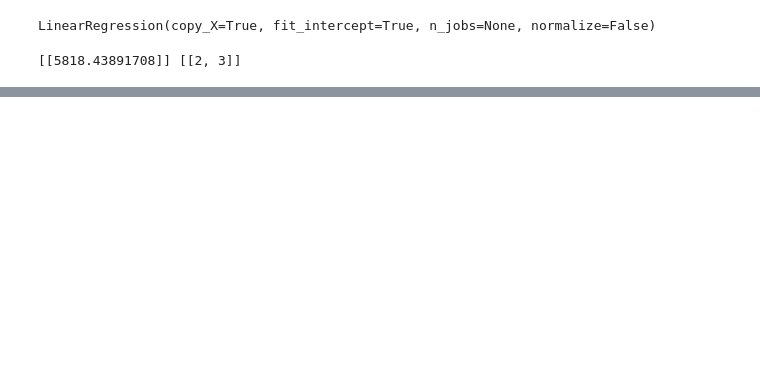
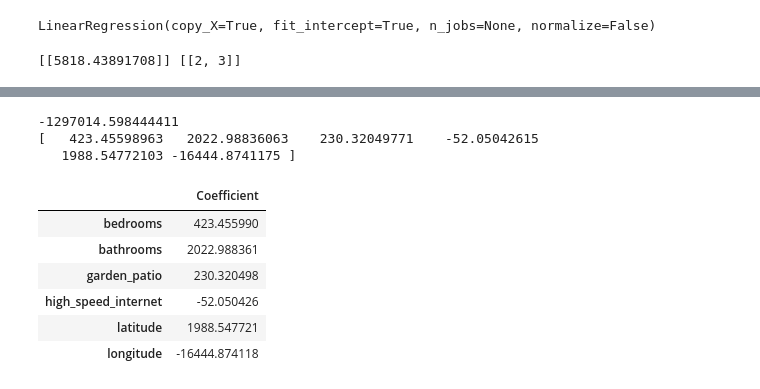
Before and after one commit to DAVIDnHANG/DS-Unit-2-Regression-Classification, a Jupyter notebook: module1/Unit2_RegressionClassification_ipynb_TurnIN.ipynb, the cells around one changed output, grey strips where cells are left out. Saved outputs shown, nothing was run; the diff lists cells and outputs as text; code cells hidden in the pictures; blank space fills up the shorter version.

```diff
--- a/module1/Unit2_RegressionClassification_ipynb_TurnIN.ipynb
+++ b/module1/Unit2_RegressionClassification_ipynb_TurnIN.ipynb
@@ -171,0 +250,19 @@ predictMulti([2,3])
+# %%
+# let grab the intercept and coef_
+print(LinReg_three.intercept_)
+print(LinReg_three.coef_)
+# %% [output]
+-1297014.598444411
+[   423.45598963   2022.98836063    230.32049771    -52.05042615
+   1988.54772103 -16444.8741175 ]
+# %%
+coeff_df = pd.DataFrame(LinReg_three.coef_, X_train_three.columns, columns = ['Coefficient'])
+coeff_df
+# %% [output]
+|  | Coefficient |
+| bedrooms | 423.455990 |
+| bathrooms | 2022.988361 |
+| garden_patio | 230.320498 |
+| high_speed_internet | -52.050426 |
+| latitude | 1988.547721 |
+| longitude | -16444.874118 |
```
Also changed, not shown: parts of 16 cells of this notebook.
